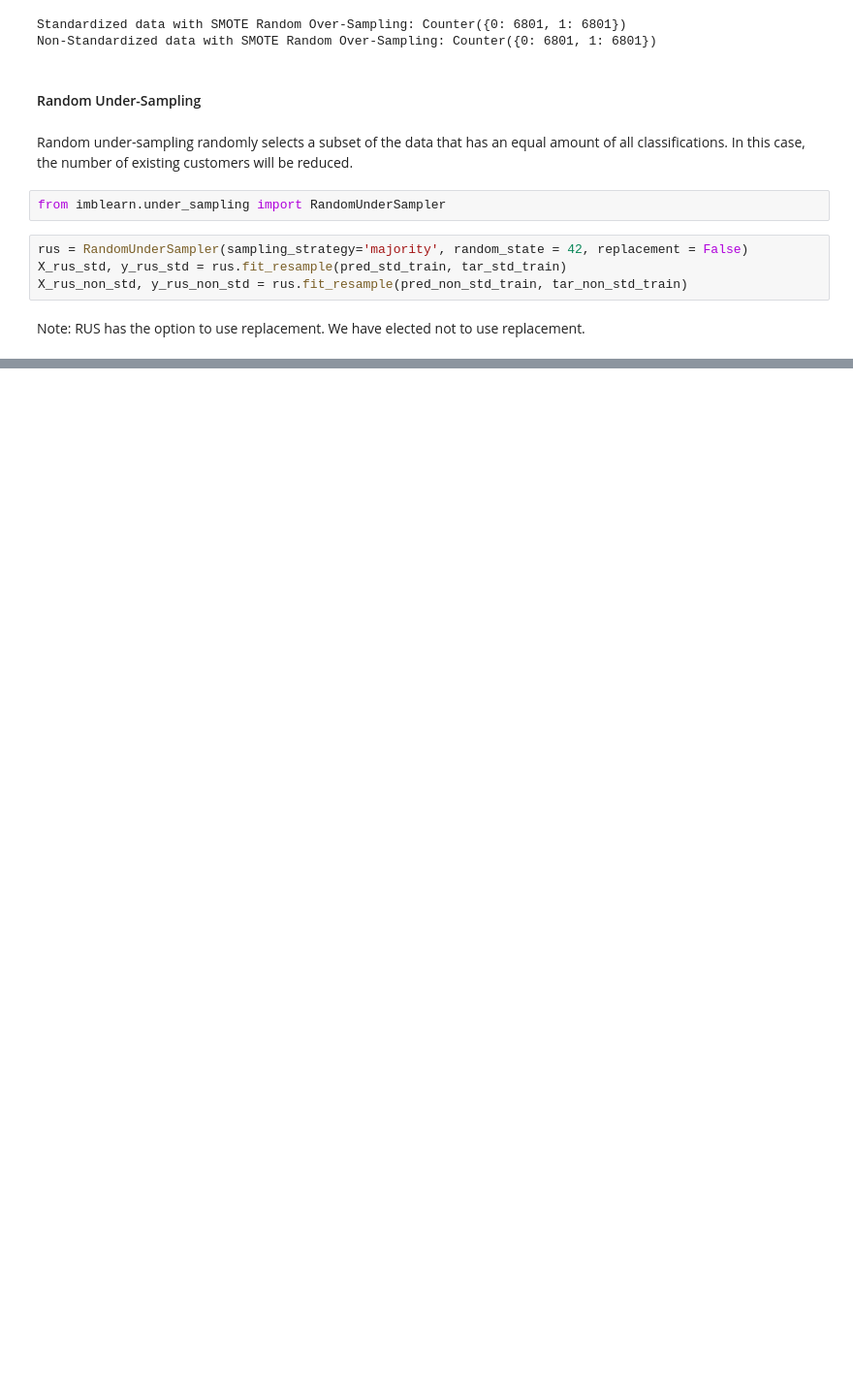
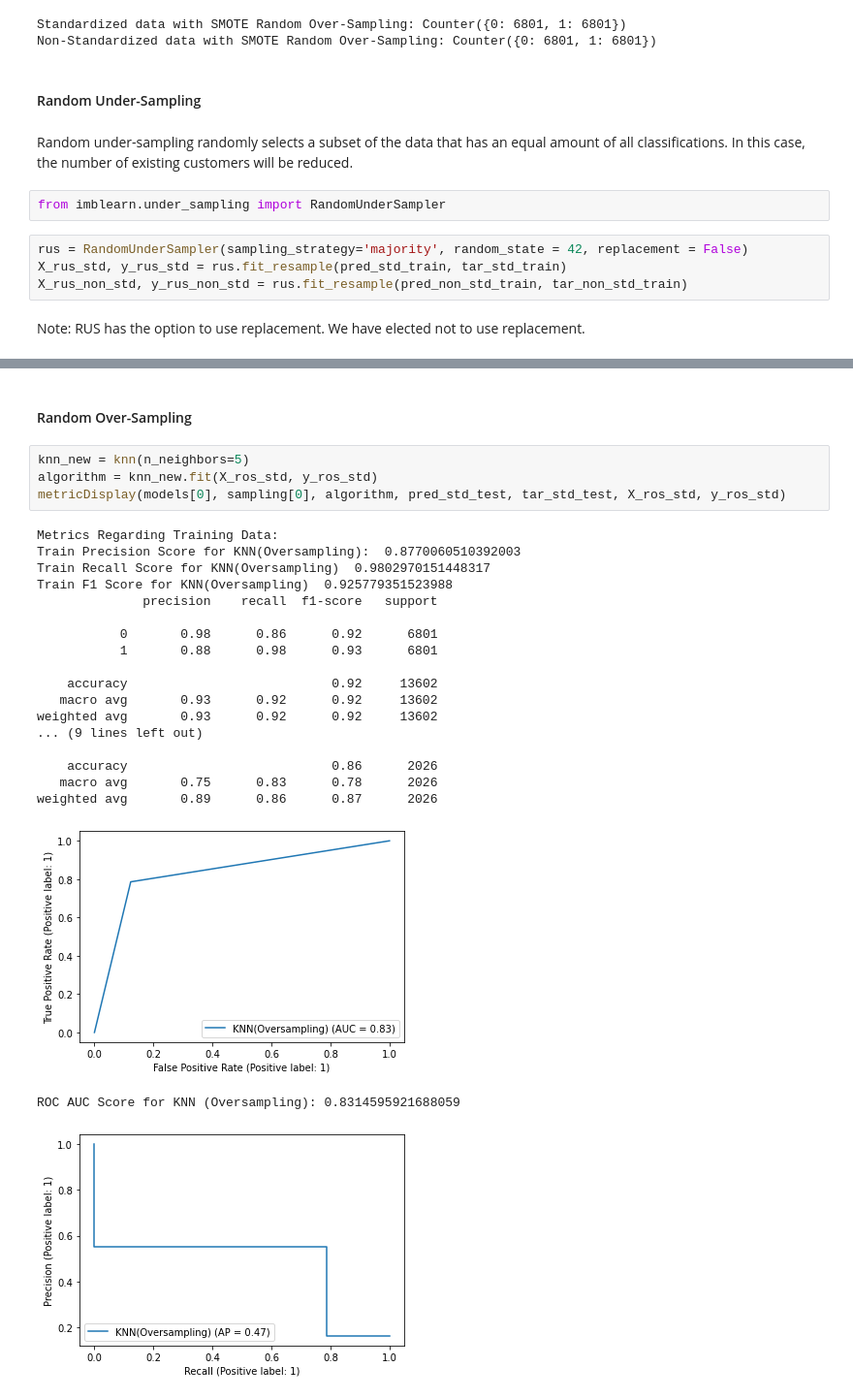
Before and after one commit to pw45000/cmps-320-final-project, a Jupyter notebook: cmps_320_final_project.ipynb, the cells around one changed output, grey strips where cells are left out. Shown at 97% size. Saved outputs shown, nothing was run; the diff lists cells and outputs as text; blank space fills up the shorter version.

```diff
--- a/cmps_320_final_project.ipynb
+++ b/cmps_320_final_project.ipynb
@@ -1057,0 +1203,27 @@ All of the metrics we use comes from the sklearn.metrics library.
+# %% [markdown]
+#### Random Over-Sampling
+# %%
+knn_new = knn(n_neighbors=5)
+algorithm = knn_new.fit(X_ros_std, y_ros_std)
+metricDisplay(models[0], sampling[0], algorithm, pred_std_test, tar_std_test, X_ros_std, y_ros_std)
+# %% [output]
+Metrics Regarding Training Data:
+Train Precision Score for KNN(Oversampling):  0.8770060510392003
+Train Recall Score for KNN(Oversampling)  0.9802970151448317
+Train F1 Score for KNN(Oversampling)  0.925779351523988
+              precision    recall  f1-score   support
+
+           0       0.98      0.86      0.92      6801
+           1       0.88      0.98      0.93      6801
+
+    accuracy                           0.92     13602
+   macro avg       0.93      0.92      0.92     13602
+weighted avg       0.93      0.92      0.92     13602
+... (9 lines left out)
+
+    accuracy                           0.86      2026
+   macro avg       0.75      0.83      0.78      2026
+weighted avg       0.89      0.86      0.87      2026
+[figure, added]
+ROC AUC Score for KNN (Oversampling): 0.8314595921688059
+[figure, added]
```
Also changed, not shown: parts of 54 cells of this notebook.
